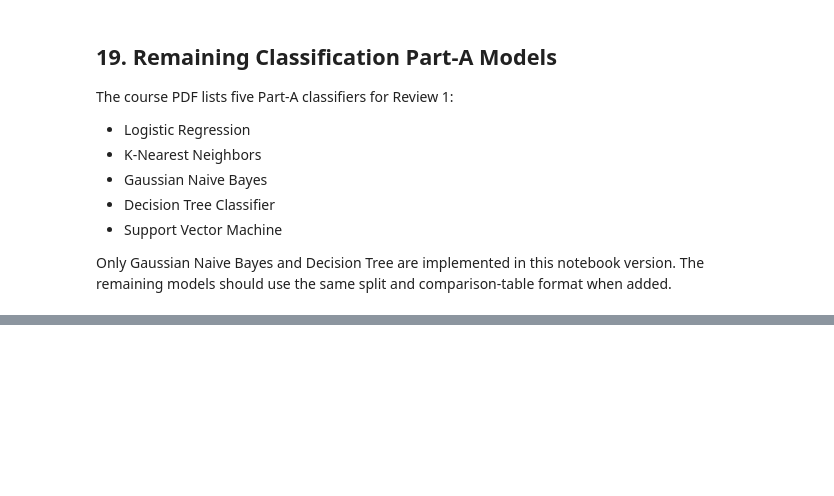
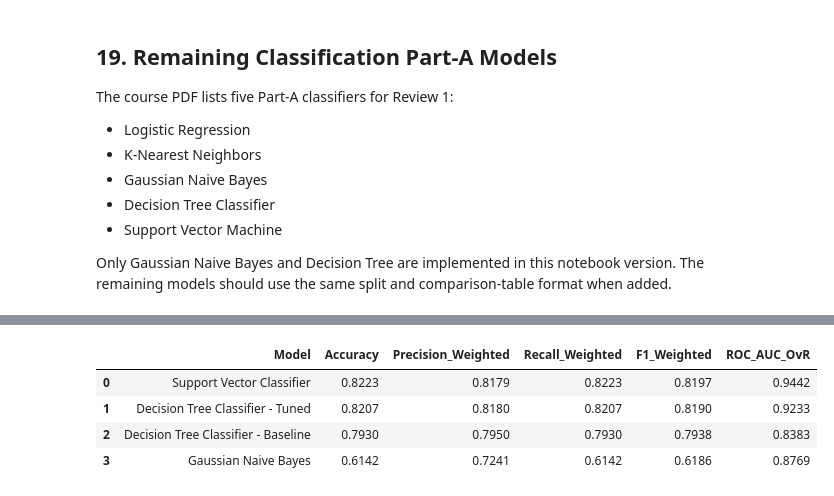
Before and after one commit to DominicKarolPeter/ML-Capstone_project, a Jupyter notebook: notebooks/classification.ipynb, the cells around one changed output, grey strips where cells are left out. Cells and saved outputs as stored; diff of their text form; code cells hidden in the pictures; blank space fills up the shorter version.

```diff
--- a/notebooks/classification.ipynb
+++ b/notebooks/classification.ipynb
@@ -729,0 +847,17 @@ Only Gaussian Naive Bayes and Decision Tree are implemented in this notebook ver
+# %%
+#full classification comparison including svc (same format as section 17)
+svc_comparison_table = pd.DataFrame([
+    gnb_metrics,
+    tree_baseline_metrics,
+    tuned_tree_metrics,
+    svc_metrics,
+]).round(4)
+
+svc_comparison_table = svc_comparison_table.sort_values("F1_Weighted", ascending=False).reset_index(drop=True)
+display(svc_comparison_table)
+# %% [output]
+|  | Model | Accuracy | Precision_Weighted | Recall_Weighted | F1_Weighted | ROC_AUC_OvR |
+| 0 | Support Vector Classifier | 0.8223 | 0.8179 | 0.8223 | 0.8197 | 0.9442 |
+| 1 | Decision Tree Classifier - Tuned | 0.8207 | 0.8180 | 0.8207 | 0.8190 | 0.9233 |
+| 2 | Decision Tree Classifier - Baseline | 0.7930 | 0.7950 | 0.7930 | 0.7938 | 0.8383 |
+| 3 | Gaussian Naive Bayes | 0.6142 | 0.7241 | 0.6142 | 0.6186 | 0.8769 |
```
Also changed, not shown: parts of 6 cells of this notebook, 2 other files.
